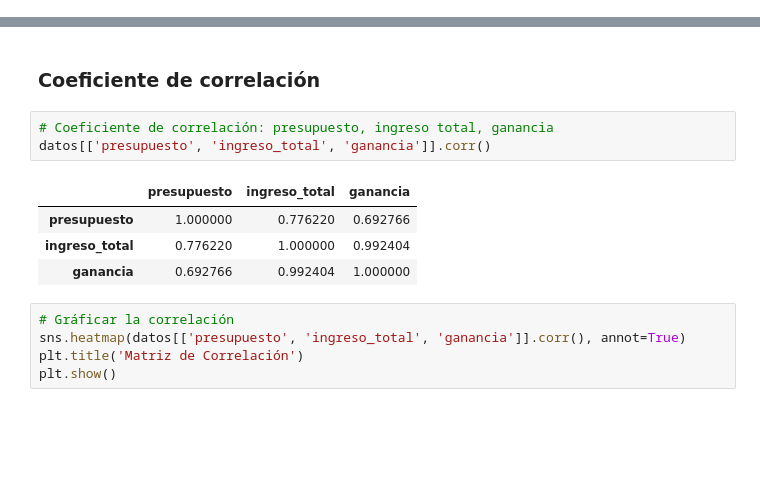
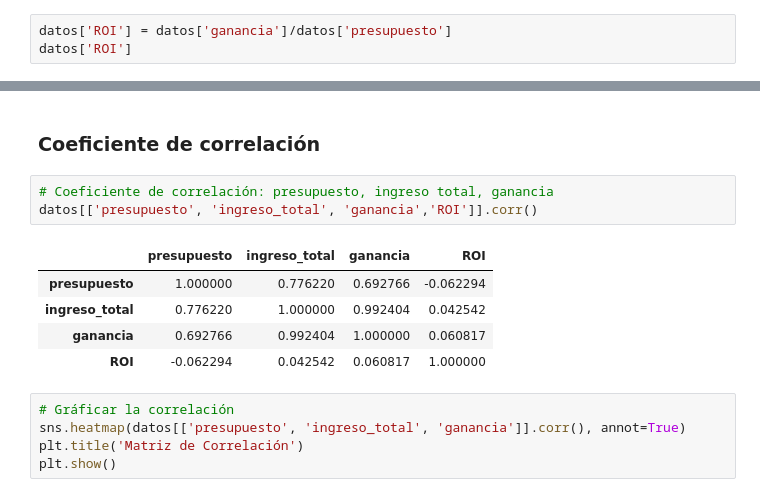
Before and after one commit to hfelizzola/Curso-Fundamentos-Ciencia-de-Datos-Fontebo, a Jupyter notebook: 3_Python_Análisis_Exploratorio_de_Datos.ipynb, the cells around one changed output, grey strips where cells are left out. Saved outputs shown, nothing was run; the diff lists cells and outputs as text; blank space fills up the shorter version.

```diff
--- a/3_Python_Análisis_Exploratorio_de_Datos.ipynb
+++ b/3_Python_Análisis_Exploratorio_de_Datos.ipynb
@@ -669,0 +693,3 @@ plt.show()
+# %%
+datos['ROI'] = datos['ganancia']/datos['presupuesto']
+datos['ROI']
@@ -671,12 +722,13 @@ plt.show()
 ### Coeficiente de correlación
 # %%
 # Coeficiente de correlación: presupuesto, ingreso total, ganancia
-datos[['presupuesto', 'ingreso_total', 'ganancia']].corr()
+datos[['presupuesto', 'ingreso_total', 'ganancia','ROI']].corr()
 # %% [output]
-|  | presupuesto | ingreso_total | ganancia |
-| presupuesto | 1.000000 | 0.776220 | 0.692766 |
-| ingreso_total | 0.776220 | 1.000000 | 0.992404 |
-| ganancia | 0.692766 | 0.992404 | 1.000000 |
+|  | presupuesto | ingreso_total | ganancia | ROI |
+| presupuesto | 1.000000 | 0.776220 | 0.692766 | -0.062294 |
+| ingreso_total | 0.776220 | 1.000000 | 0.992404 | 0.042542 |
+| ganancia | 0.692766 | 0.992404 | 1.000000 | 0.060817 |
+| ROI | -0.062294 | 0.042542 | 0.060817 | 1.000000 |
 # %%
 # Gráficar la correlación
 sns.heatmap(datos[['presupuesto', 'ingreso_total', 'ganancia']].corr(), annot=True)
```
Also changed, not shown: parts of 16 cells of this notebook.
